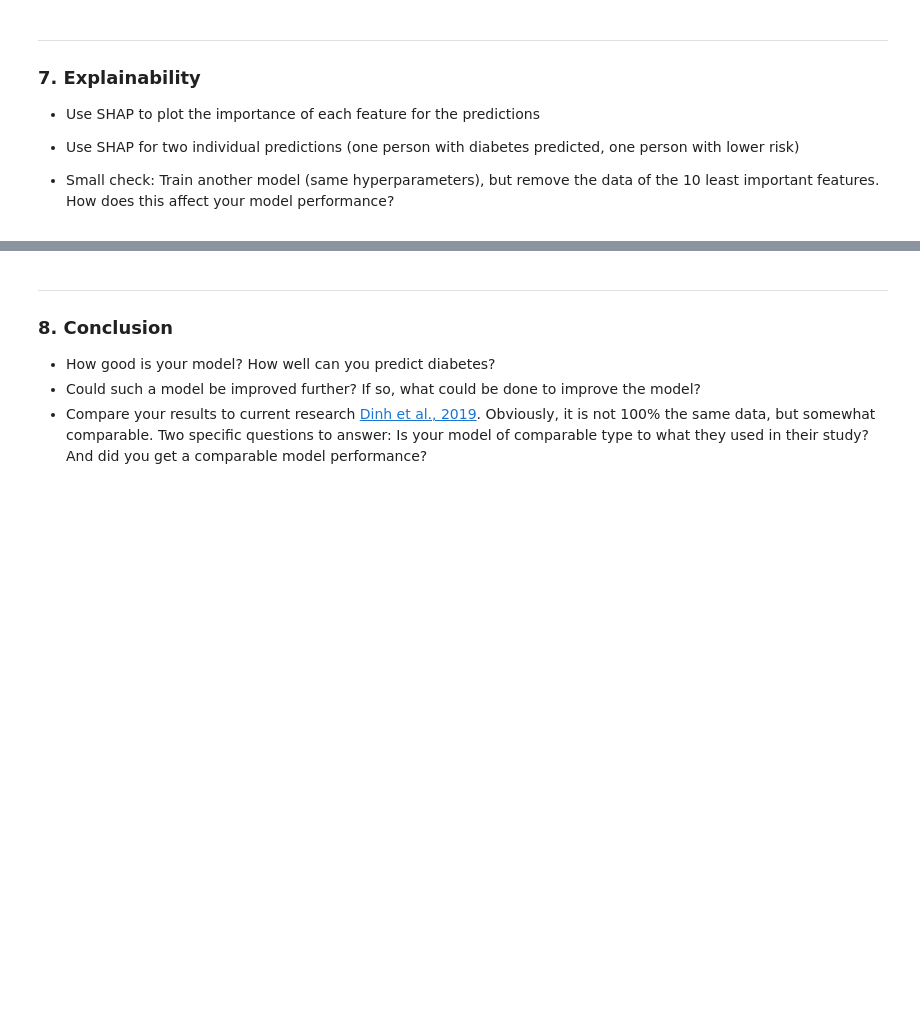
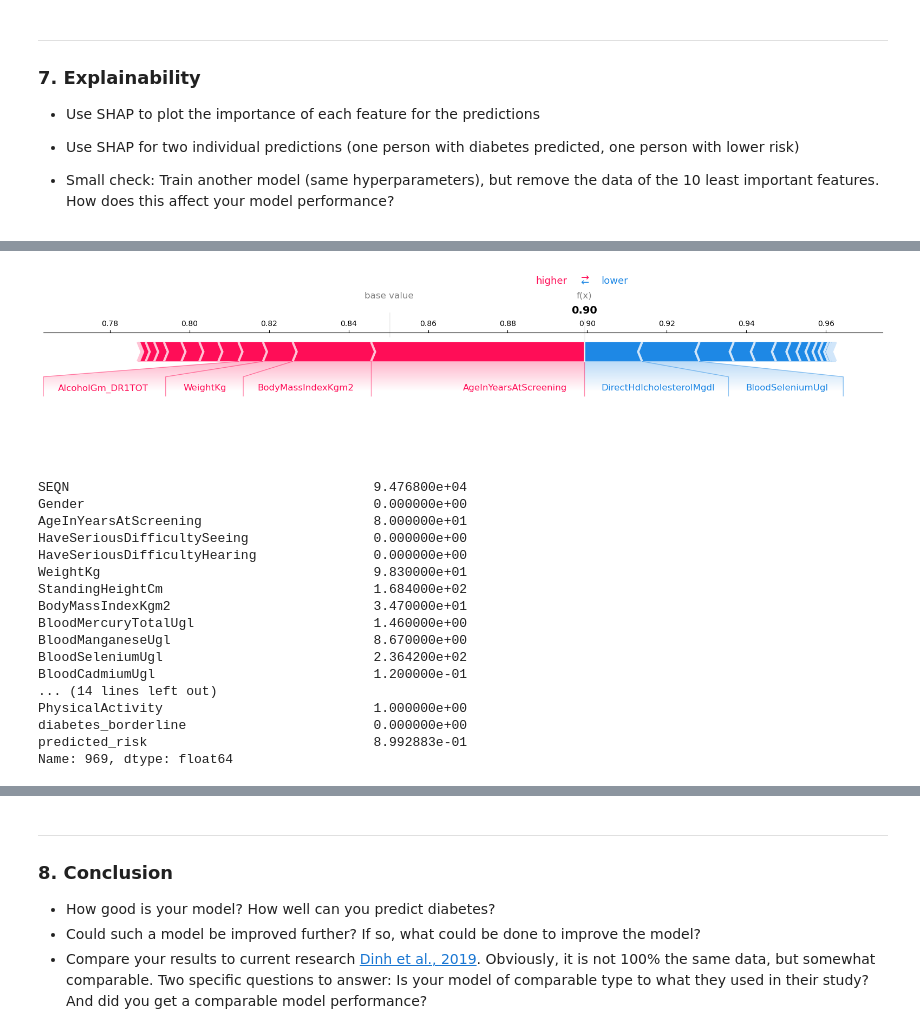
Before and after one commit to Knerten0815/ai_for_smart_health, a Jupyter notebook: Portfolio/ai_smart_health_portfolio_01_diabetes_prediction_template.ipynb, the cells around one changed output, grey strips where cells are left out. Saved outputs shown, nothing was run; the diff lists cells and outputs as text; code cells hidden in the pictures; blank space fills up the shorter version.

```diff
--- a/Portfolio/ai_smart_health_portfolio_01_diabetes_prediction_template.ipynb
+++ b/Portfolio/ai_smart_health_portfolio_01_diabetes_prediction_template.ipynb
@@ -596,0 +599,6 @@ We can see that we still have a lot of false positives (202), but if this model
+# %%
+# create dataframe with risk predictions
+X_test_risk = X_test.copy(deep=True)
+X_test_risk.loc[:, 'predicted_risk'] = final_model.predict_proba(X_test_risk)[:, 1]
+X_test_risk = X_test_risk.sort_values(by='predicted_risk', ascending=False)
+X_test_risk.head()
@@ -596,0 +613,31 @@ We can see that we still have a lot of false positives (202), but if this model
+# %%
+# patients with low indices in the sorted risk dataframe are predicted to be at high risk
+high_risk_patient_index = X_test_risk.index[42]
+#print(X_test.loc[high_risk_patient_index, :].SEQN)
+#print(X_test_risk.loc[high_risk_patient_index, :].SEQN)
+
+# plot shap force plot for a high risk patient
+shap_value = explainer.shap_values(X_test.loc[high_risk_patient_index, :])[1]
+shap.force_plot(explainer.expected_value[1], shap_value, feature_names=X_test.columns, matplotlib=True)
+
+# print values for a high risk patient
+X_test_risk.loc[high_risk_patient_index, :]
+# %% [output]
+[figure, added]
+SEQN                                       9.476800e+04
+Gender                                     0.000000e+00
+AgeInYearsAtScreening                      8.000000e+01
+HaveSeriousDifficultySeeing                0.000000e+00
+HaveSeriousDifficultyHearing               0.000000e+00
+WeightKg                                   9.830000e+01
+StandingHeightCm                           1.684000e+02
+BodyMassIndexKgm2                          3.470000e+01
+BloodMercuryTotalUgl                       1.460000e+00
+BloodManganeseUgl                          8.670000e+00
+BloodSeleniumUgl                           2.364200e+02
+BloodCadmiumUgl                            1.200000e-01
+... (14 lines left out)
+PhysicalActivity                           1.000000e+00
+diabetes_borderline                        0.000000e+00
+predicted_risk                             8.992883e-01
+Name: 969, dtype: float64
```
Also changed, not shown: parts of 23 cells of this notebook.
